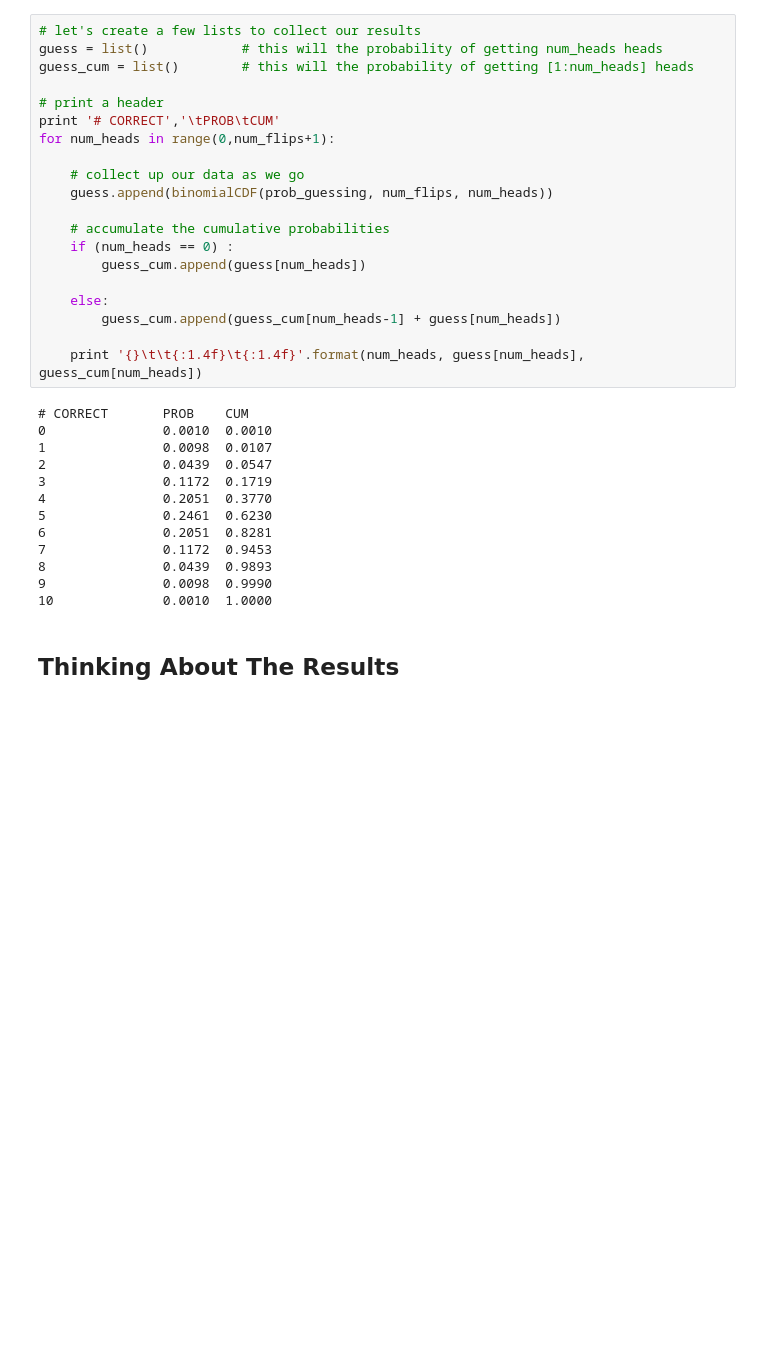
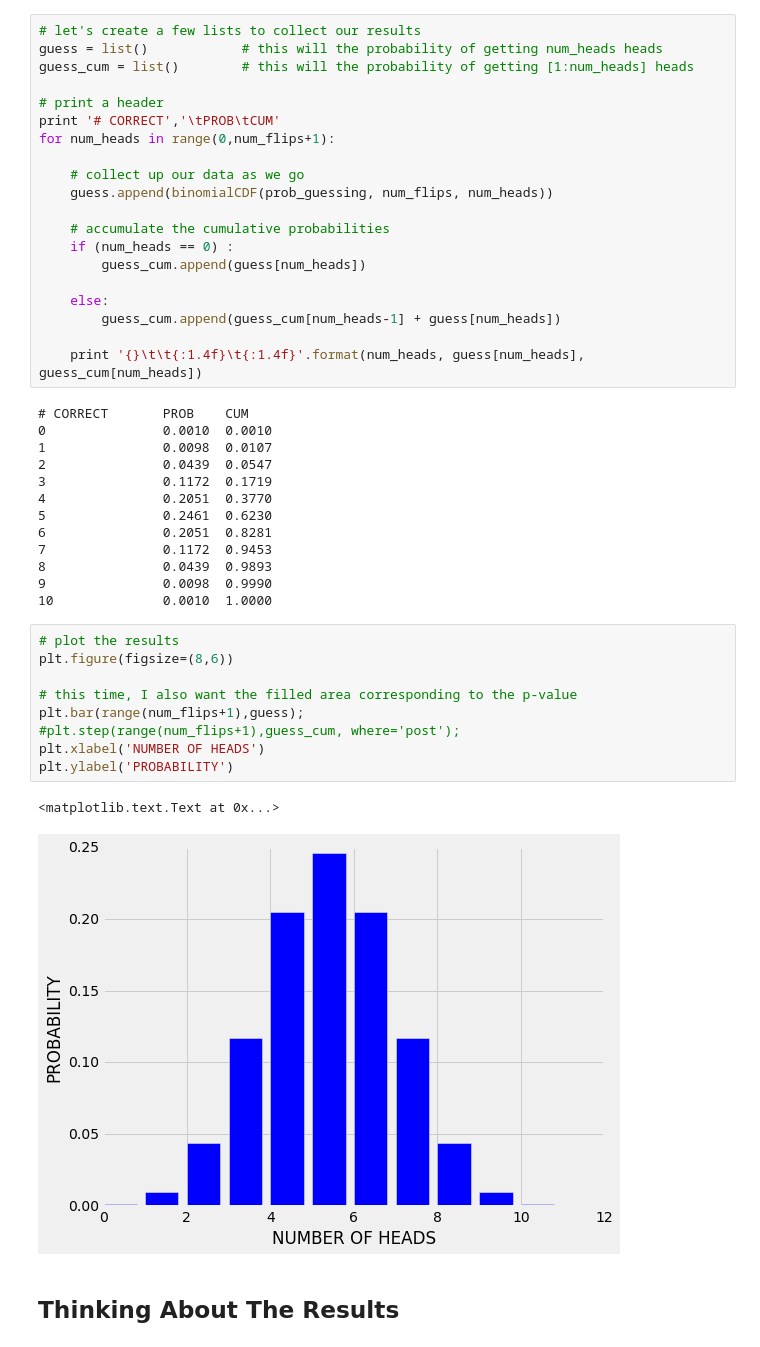
Before and after one commit to johnjfox/Analytic_Enterprise, a Jupyter notebook: notebooks/03a_Lady_Tasting_Tea.ipynb, the cells around one changed output. Saved outputs shown, nothing was run; the diff lists cells and outputs as text; blank space fills up the shorter version.

```diff
--- a/notebooks/03a_Lady_Tasting_Tea.ipynb
+++ b/notebooks/03a_Lady_Tasting_Tea.ipynb
@@ -104,6 +107,18 @@ for num_heads in range(0,num_flips+1):
 8               0.0439  0.9893
 9               0.0098  0.9990
 10              0.0010  1.0000
+# %%
+# plot the results
+plt.figure(figsize=(8,6))
+
+# this time, I also want the filled area corresponding to the p-value
+plt.bar(range(num_flips+1),guess);
+#plt.step(range(num_flips+1),guess_cum, where='post');
+plt.xlabel('NUMBER OF HEADS')
+plt.ylabel('PROBABILITY')
+# %% [output]
+<matplotlib.text.Text at 0x...>
+[figure, added]
 # %% [markdown]
 ## Thinking About The Results
 # %% [markdown]
```
Also changed, not shown: parts of 4 cells of this notebook, 8 other files.
